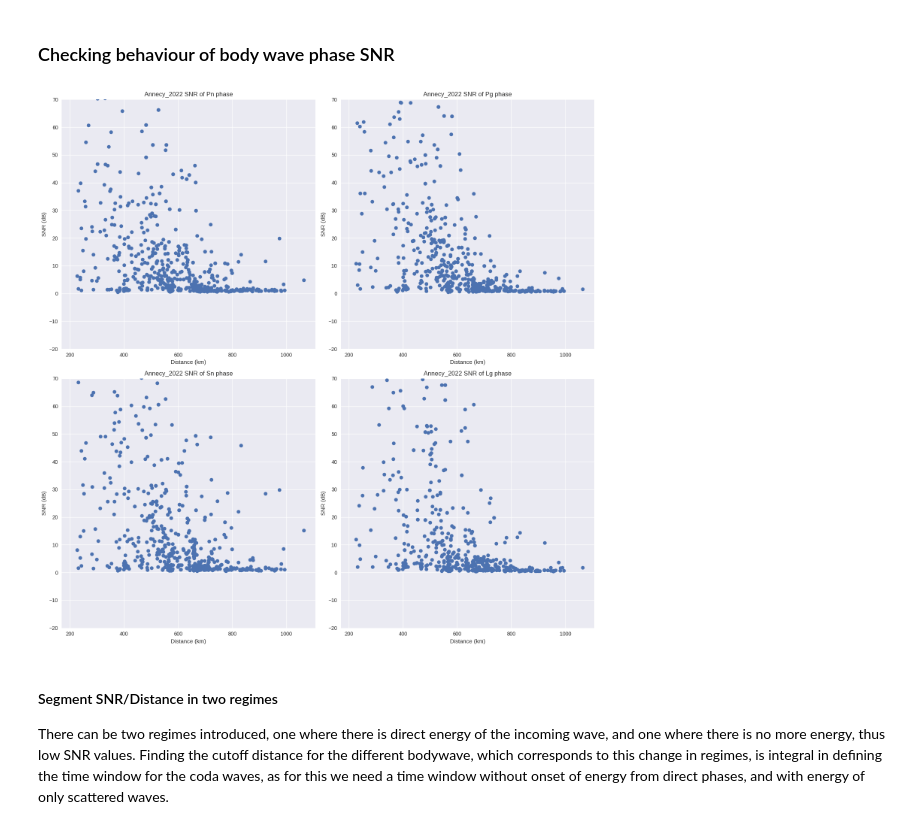
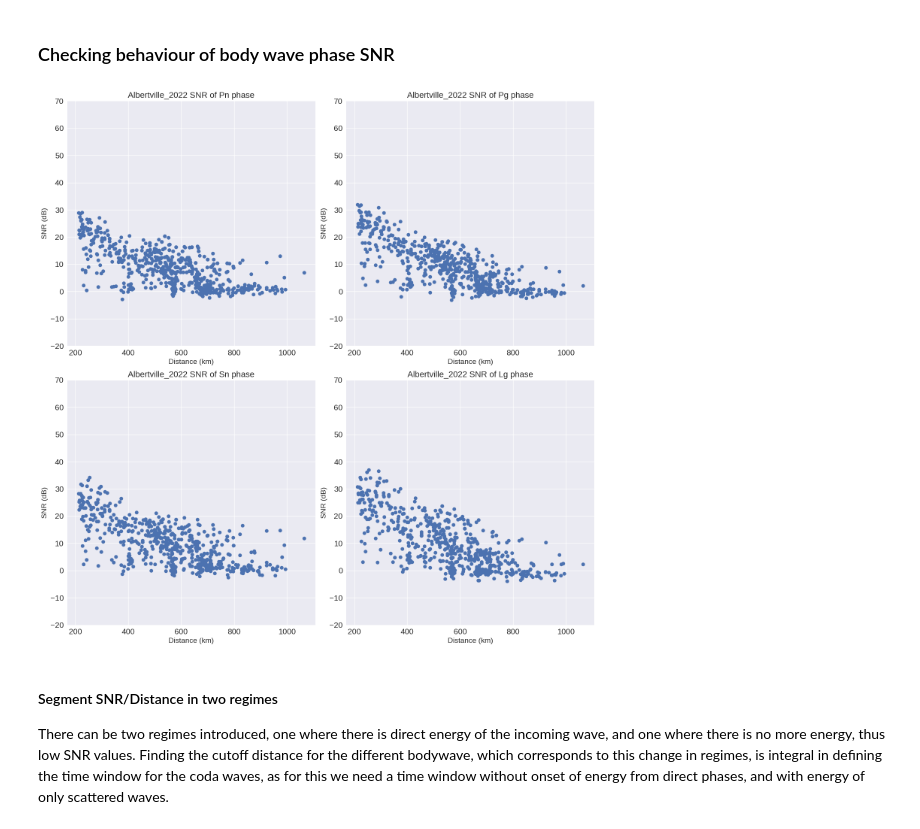
Before and after one commit to schreinerl/Lg_waves, a Jupyter notebook: SNR_exploration.ipynb, the cells around one changed output. Drawn from its saved outputs; the diff is of its cells as text; code cells hidden in the pictures.

```diff
--- a/SNR_exploration.ipynb
+++ b/SNR_exploration.ipynb
@@ -55,7 +58,7 @@ event_name='France_east_2014' #newly added
 event_name='Massif Central' # a regarder
 event_name='France_east_2012' #newly added
 event_name='France_north_east_2003' #newly added
-event_name='Annecy_2022' # newly added
+event_name='Albertville_2022' # newly added
 
 
 if event_name == 'France_north_east_2003':
@@ -209,7 +212,7 @@ First running SNR_all, which does all the processing steps, putting out the SNR
 # %%
 
 filtered_stations_with_SNR, stations_with_snr, distance_dict, tcoda_test, filtered_st, stations_with_amps, amp_plot = SNR_all(stations_all, st_plot_filt_all, Dtmin_Pn, Dtmax_Pn, Dtmin_Sn, Dtmax_Sn, vLg_min,vLg_max,vPg_min, vPg_max, tminCoda, tmaxCoda,
-         Dtmin_Noise, Dtmax_Noise,eq_start,eq_lat,eq_lon,plot_SNR=False,plot_amps=True, wavecode="Lg_Coda",dB=False)
+         Dtmin_Noise, Dtmax_Noise,eq_start,eq_lat,eq_lon,plot_SNR=False,plot_amps=True, wavecode="Lg_Coda",dB=True)
 print(tcoda_test)
 amp_plot
 # %% [output]
@@ -278,22 +281,24 @@ print(tcoda_test)
 # %%
 fig, axs = plt.subplots(2, 2, figsize=(15, 15))
 plt.style.use('seaborn-v0_8')
 phases = ['Pn', 'Pg', 'Sn', 'Lg']
-for i in range(10,14):
-    SNR_vals = stations_with_snr[:,i].astype(float)
-    dist_vals = stations_with_snr[:,5].astype(float)/1000.
+for i in range(10, 14):
+    SNR_vals = stations_with_snr[:, i].astype(float)
+    dist_vals = stations_with_snr[:, 5].astype(float) / 1000.
 
     ax = axs[(i-10)//2, (i-10)%2]
     ax.plot(dist_vals, SNR_vals, 'o')
     ax.set_ylim([-20, 70])
-    ax.set_xlabel('Distance (km)')
-    ax.set_ylabel('SNR (dB)')
-    ax.set_title(f'{event_name} SNR of {phases[i-10]} phase')
-#plt.savefig(f'/home/schreinl/Stage/Figures/SNR/{event_name}_SNR_phases_long.png', format='png')
+    ax.set_xlabel('Distance (km)', fontsize=14)
+    ax.set_ylabel('SNR (dB)', fontsize=14)
+    ax.set_title(f'{event_name} SNR of {phases[i-10]} phase', fontsize=16)
+    ax.tick_params(axis='both', which='major', labelsize=15)
+    ax.tick_params(axis='both', which='minor', labelsize=15)
+
 plt.tight_layout()
 plt.show()
 # %% [output]
-[figure, old version]
+[figure, new version]
 # %% [markdown]
 #### Segment SNR/Distance in two regimes
 There can be two regimes introduced, one where there is direct energy of the incoming wave, and one where there is no more energy, thus low SNR values. Finding the cutoff distance for the different bodywave, which corresponds to this change in regimes, is integral in defining the time window for the coda waves, as for this we need a time window without onset of energy from direct phases, and with energy of only scattered waves.
```
Also changed, not shown: parts of 4 cells of this notebook, 2 other files.
